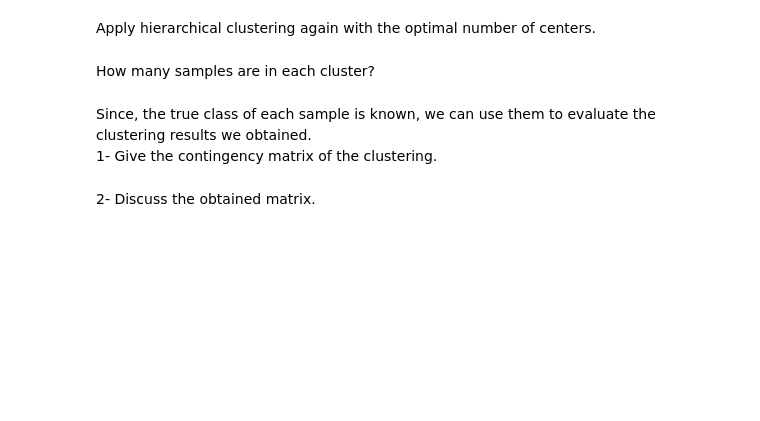
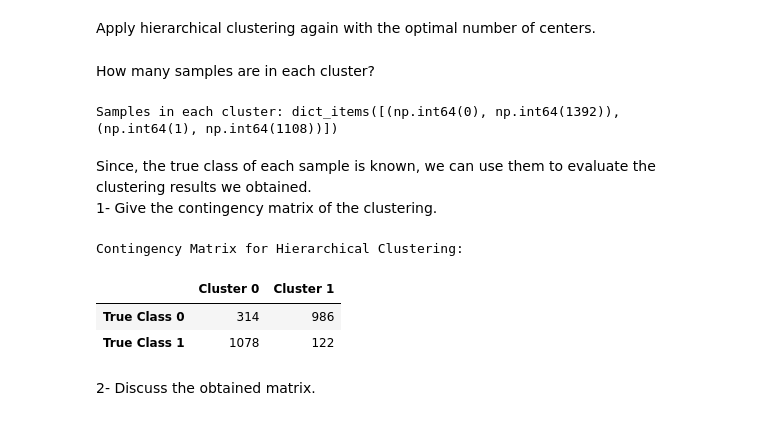
Before and after one commit to Benbakreti0Amine/data_analysis_project_M1CNS, a Jupyter notebook: TD2_3.ipynb, the cells around one changed output. Drawn from its saved outputs; the diff is of its cells as text; code cells hidden in the pictures; blank space fills up the shorter version.

```diff
--- a/TD2_3.ipynb
+++ b/TD2_3.ipynb
@@ -1033,10 +1413,43 @@ What is, in your opinion, the best number of centers to choose?
 # %% [markdown]
 Apply hierarchical clustering again with the optimal number of centers.
+# %%
+from sklearn.cluster import AgglomerativeClustering
+import numpy as np
+
+optimal_n_clusters = 2
+
+model = AgglomerativeClustering(n_clusters=optimal_n_clusters, linkage='ward')
+cluster_labels = model.fit_predict(data)
 # %% [markdown]
 How many samples are in each cluster?
+# %%
+(unique, counts) = np.unique(cluster_labels, return_counts=True)
+cluster_distribution = dict(zip(unique, counts))
+print("Samples in each cluster:", cluster_distribution.items())
+# %% [output]
+Samples in each cluster: dict_items([(np.int64(0), np.int64(1392)), (np.int64(1), np.int64(1108))])
 # %% [markdown]
 Since, the true class of each sample is known, we can use them to evaluate the clustering results we obtained.
 <br>
 1- Give the contingency matrix of the clustering.
+# %%
+
+# Compute contingency matrix
+contingency = confusion_matrix(y_encoded, cluster_labels)
+
+# Display in a readable DataFrame
+contingency_df = pd.DataFrame(
+    contingency,
+    index=[f"True Class {i}" for i in np.unique(y_encoded)],
+    columns=[f"Cluster {i}" for i in np.unique(cluster_labels)]
+)
+
+print("Contingency Matrix for Hierarchical Clustering:")
+display(contingency_df)
+# %% [output]
+Contingency Matrix for Hierarchical Clustering:
+|  | Cluster 0 | Cluster 1 |
+| True Class 0 | 314 | 986 |
+| True Class 1 | 1078 | 122 |
 # %% [markdown]
 2- Discuss the obtained matrix.
```
Also changed, not shown: parts of 17 cells of this notebook.
